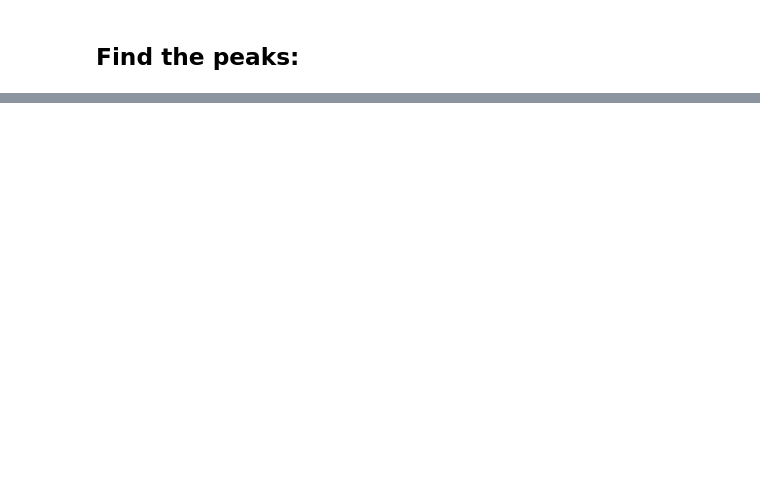
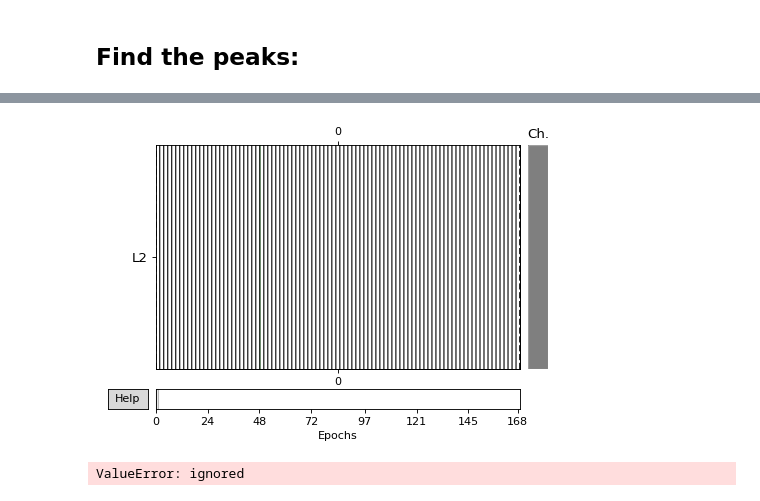
Before and after one commit to tmorshed/dbs_cep, a Jupyter notebook: cep_thesis.ipynb, the cells around one changed output, grey strips where cells are left out. Drawn from its saved outputs; the diff is of its cells as text; code cells hidden in the pictures; blank space fills up the shorter version.

Commit message:
added stim channel

```diff
--- a/cep_thesis.ipynb
+++ b/cep_thesis.ipynb
@@ -46,7 +46,7 @@ raw = mne.io.read_raw_cnt(r"/content/drive/My Drive/research/nsbspl/data/130Hz_S
 ch_choice = ['L2']
 #Choose the times below. We will crop the file in this  window.
 time_secs = raw.times
-start_stop_seconds = np.array([time_secs[0], 10])                               #Please select start and end crop times in seconds
+start_stop_seconds = np.array([time_secs[0], 2])                               #Please select start and end crop times in seconds
 
 
 ##Import metadata to internal variables
@@ -174,7 +180,7 @@ print()
 
 ##Change events into MNE format:
 
-i = np.append(pkfinder[0].reshape(len(indx_pks),1), np.zeros((len(indx_pks),2), int), axis=1)
+i = pkfinder[0].reshape(len(indx_pks),1) #i = np.append(pkfinder[0].reshape(len(indx_pks),1), np.zeros((len(indx_pks),2), int), axis=1)
 print(i)
 
 
@@ -205,0 +216,3 @@ axes.autoscale_view(tight=True, scalex=True, scaley=True)
+# %%
+eps = mne.Epochs(raw_select, events=i, event_id=None, preload=True, reject=None);
+print(eps)
@@ -205,0 +228,4 @@ axes.autoscale_view(tight=True, scalex=True, scaley=True)
+# %%
+eps.plot(n_epochs=1, show_scrollbars=True, scalings=None);
+# %% [output]
+[figure, added]
@@ -205,0 +236,6 @@ axes.autoscale_view(tight=True, scalex=True, scaley=True)
+# %%
+info = mne.create_info(['STI'], raw.info['sfreq'], ['stim'])
+stim_raw = mne.io.RawArray(i, info)
+raw_select.add_channels([stim_raw], force_update_info=True)
+# %% [output]
+ValueError: ignored
```
Also changed, not shown: parts of 6 cells of this notebook.
